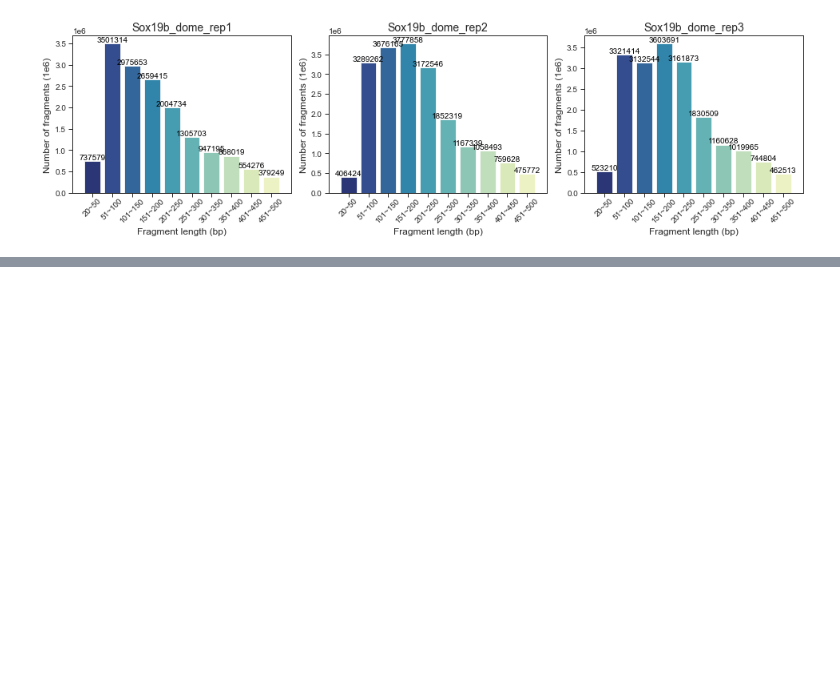
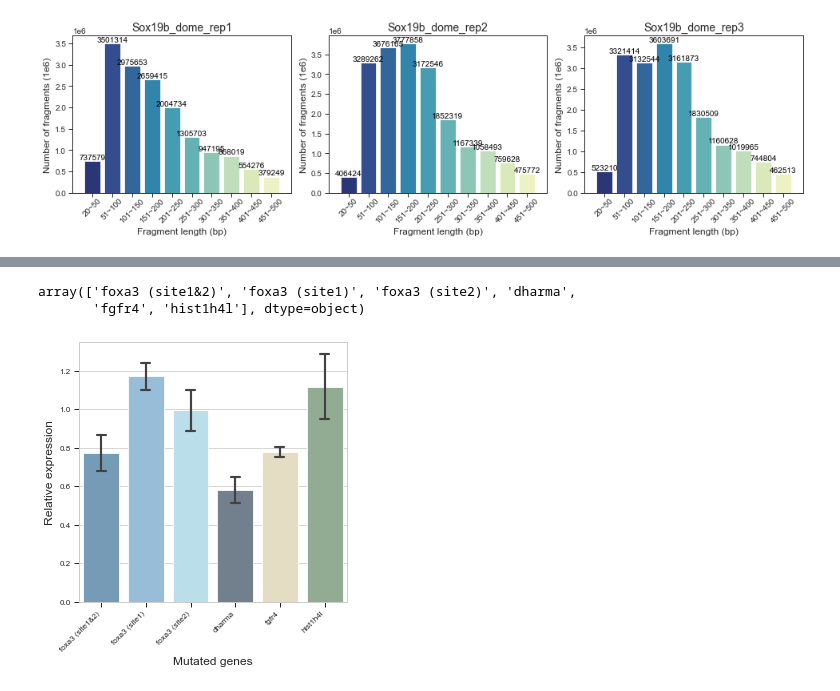
Before and after one commit to Reemann/Bioinformatics_analysis, a Jupyter notebook: statistic_plots/barplot.ipynb, the cells around one changed output, grey strips where cells are left out. Cells and saved outputs as stored; diff of their text form; code cells hidden in the pictures; blank space fills up the shorter version.

```diff
--- a/statistic_plots/barplot.ipynb
+++ b/statistic_plots/barplot.ipynb
@@ -202,0 +205,20 @@ with sns.axes_style('white', rc={
+# %%
+qPCR_df = pd.read_csv('mutation_genes_qPCR.txt', header = 0, sep = '\t')
+order = []
+for i in qPCR_df['Gene symbol'] :
+    if i == 'foxa3 (site1&2)' :
+        order.append(1)
+    elif i == 'foxa3 (site1)' :
+        order.append(2)
+    elif i == 'foxa3 (site2)' :
+        order.append(3)
+    elif i == 'dharma' :
+        order.append(4)
+    elif i == 'fgfr4' :
+        order.append(5)
+    else :
+        order.append(6)
+
+
+qPCR_df['order'] = order
+qPCR_df
@@ -202,0 +243,36 @@ with sns.axes_style('white', rc={
+# %%
+qPCR_df.sort_values('order')['Gene symbol'].unique()
+# %% [output]
+array(['foxa3 (site1&2)', 'foxa3 (site1)', 'foxa3 (site2)', 'dharma',
+       'fgfr4', 'hist1h4l'], dtype=object)
+# %%
+with sns.axes_style('whitegrid', rc={
+        'xtick.bottom': True,
+        'ytick.left': True
+}), sns.plotting_context('paper',
+                         rc={
+                             'axes.titlesize': 14,
+                             'axes.labelsize': 12,
+                             'xtick.labelsize': 8,
+                             'ytick.labelsize': 8,
+                             'legend.fontsize': 8
+                         }):
+    fig, ax = plt.subplots(figsize=(6.4 * .7, 4.8))
+    sns.barplot(
+        x='order',
+        y='Relative expression',
+        data=qPCR_df,
+        palette=['#769BB6', '#98BDD8', '#BADEEA', '#727F8D', '#E4DDC3', '#92AC93',],
+        ci='sd',
+        saturation=1,
+        capsize=.2,
+        ax=ax,
+    )
+    ax.set_xticklabels(labels=qPCR_df.sort_values('order')['Gene symbol'].unique(),
+                       rotation=45, ha = 'right')
+    ax.set_ylabel('Relative expression')
+    ax.set_xlabel('Mutated genes')
+    fig.tight_layout()
+    fig.savefig('/mnt/Storage/home/wangyiman/fitCUTRUN/revision_1/analysis/figures/Fig4F_barplot_qPCR.pdf', transparent=True)
+# %% [output]
+[figure, added]
```
Also changed, not shown: parts of 2 cells of this notebook.
